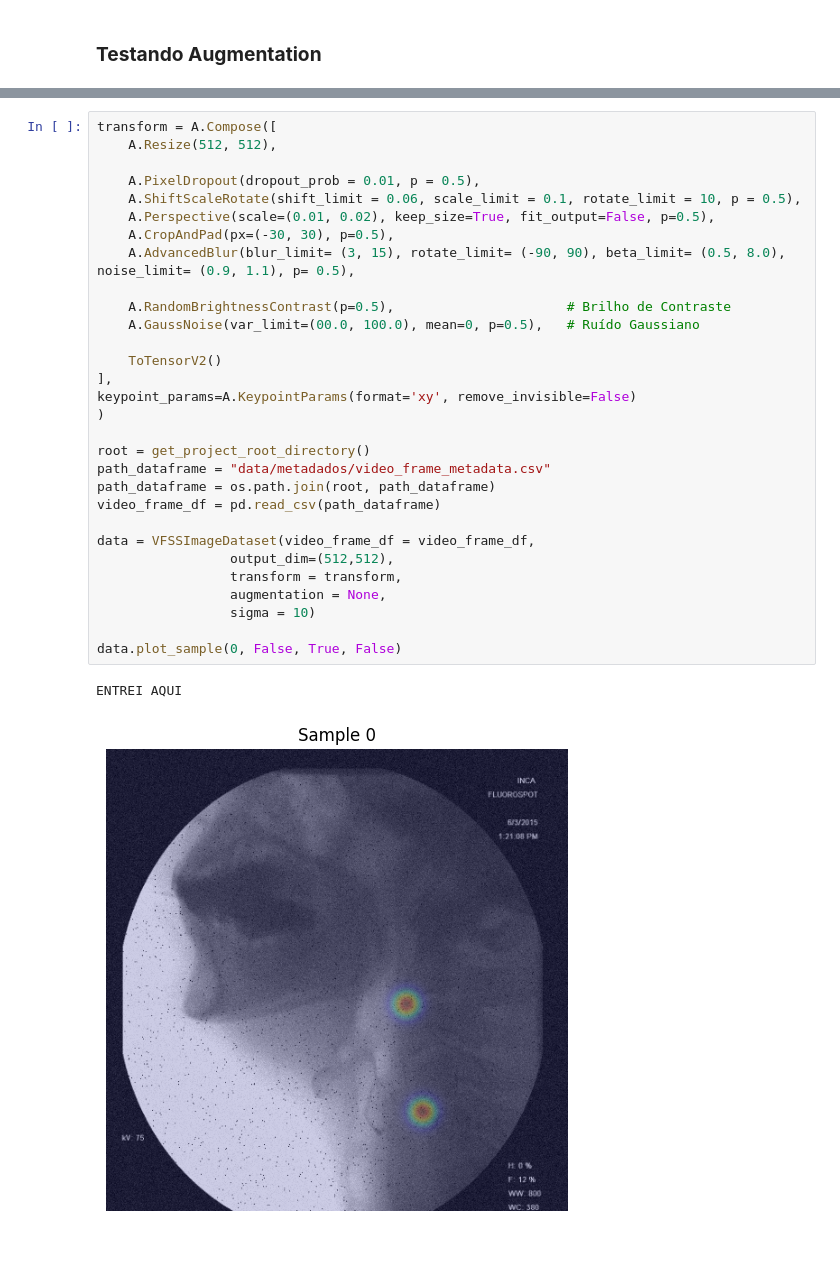
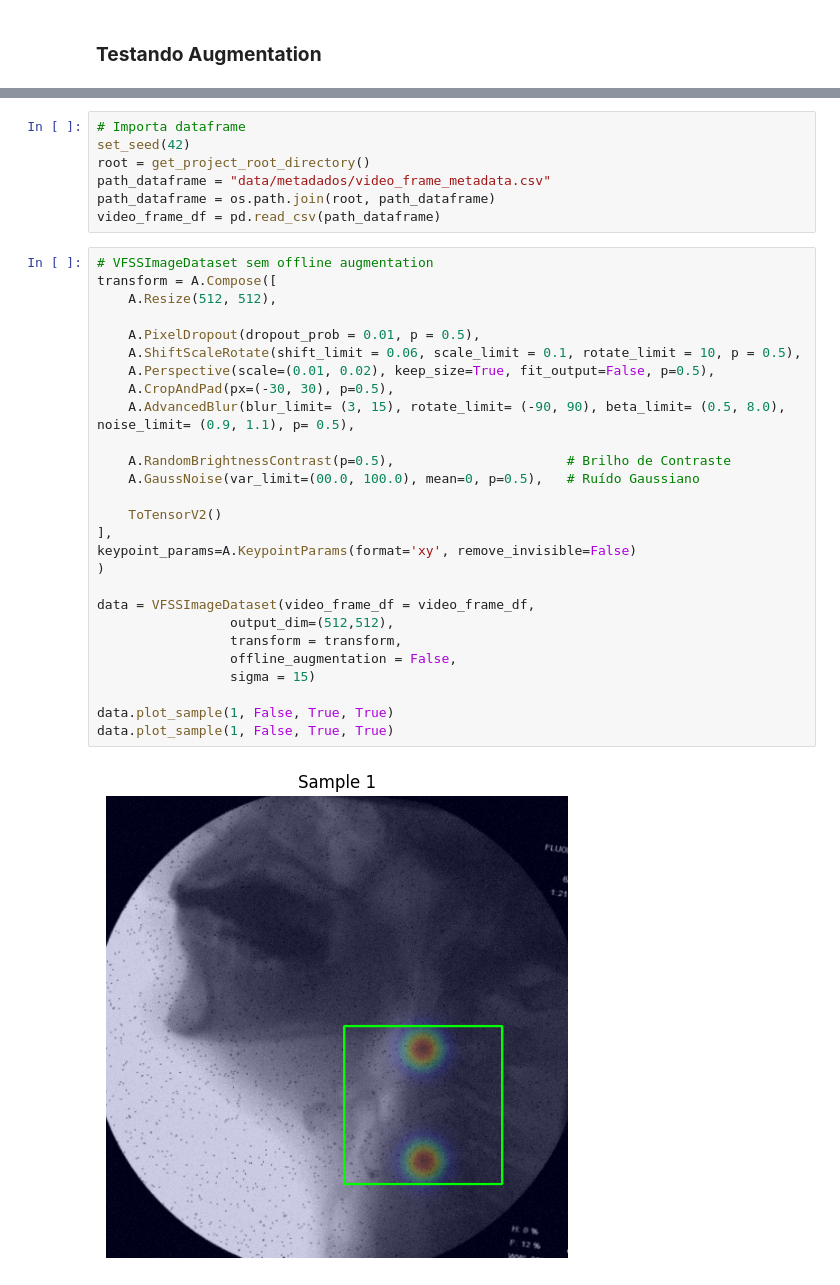
Before and after one commit to Vinicius0300/INF2008_code, a Jupyter notebook: notebook_teste.ipynb, the cells around one changed output, grey strips where cells are left out. Saved outputs shown, nothing was run; the diff lists cells and outputs as text; blank space fills up the shorter version.

Commit message:
Implementação de Offline Augmentation e Suporte para VFSSImageDataset para Offline Augmentation

```diff
--- a/notebook_teste.ipynb
+++ b/notebook_teste.ipynb
@@ -21,33 +26,36 @@ from PIL import Image, ImageDraw
+# %%
+# Importa dataframe
+set_seed(42)
+root = get_project_root_directory()
+path_dataframe = "data/metadados/video_frame_metadata.csv"
+path_dataframe = os.path.join(root, path_dataframe)
+video_frame_df = pd.read_csv(path_dataframe)
 # %%
+# VFSSImageDataset sem offline augmentation
 transform = A.Compose([
     A.Resize(512, 512),
 
     A.PixelDropout(dropout_prob = 0.01, p = 0.5),
     A.ShiftScaleRotate(shift_limit = 0.06, scale_limit = 0.1, rotate_limit = 10, p = 0.5),
     A.Perspective(scale=(0.01, 0.02), keep_size=True, fit_output=False, p=0.5),
     A.CropAndPad(px=(-30, 30), p=0.5),
     A.AdvancedBlur(blur_limit= (3, 15), rotate_limit= (-90, 90), beta_limit= (0.5, 8.0), noise_limit= (0.9, 1.1), p= 0.5),
 
     A.RandomBrightnessContrast(p=0.5),                      # Brilho de Contraste
     A.GaussNoise(var_limit=(00.0, 100.0), mean=0, p=0.5),   # Ruído Gaussiano
 
     ToTensorV2()
 ],
 keypoint_params=A.KeypointParams(format='xy', remove_invisible=False)
 )
 
-root = get_project_root_directory()
-path_dataframe = "data/metadados/video_frame_metadata.csv"
-path_dataframe = os.path.join(root, path_dataframe)
-video_frame_df = pd.read_csv(path_dataframe)
-
 data = VFSSImageDataset(video_frame_df = video_frame_df,
                  output_dim=(512,512),
                  transform = transform,
-                 augmentation = None,
-                 sigma = 10)
+                 offline_augmentation = False,
+                 sigma = 15)
 
-data.plot_sample(0, False, True, False)
+data.plot_sample(1, False, True, True)
+data.plot_sample(1, False, True, True)
 # %% [output]
-ENTREI AQUI
-[figure, old version]
+[figure, new version]
```
Also changed, not shown: parts of 6 cells of this notebook, 6 other files.
